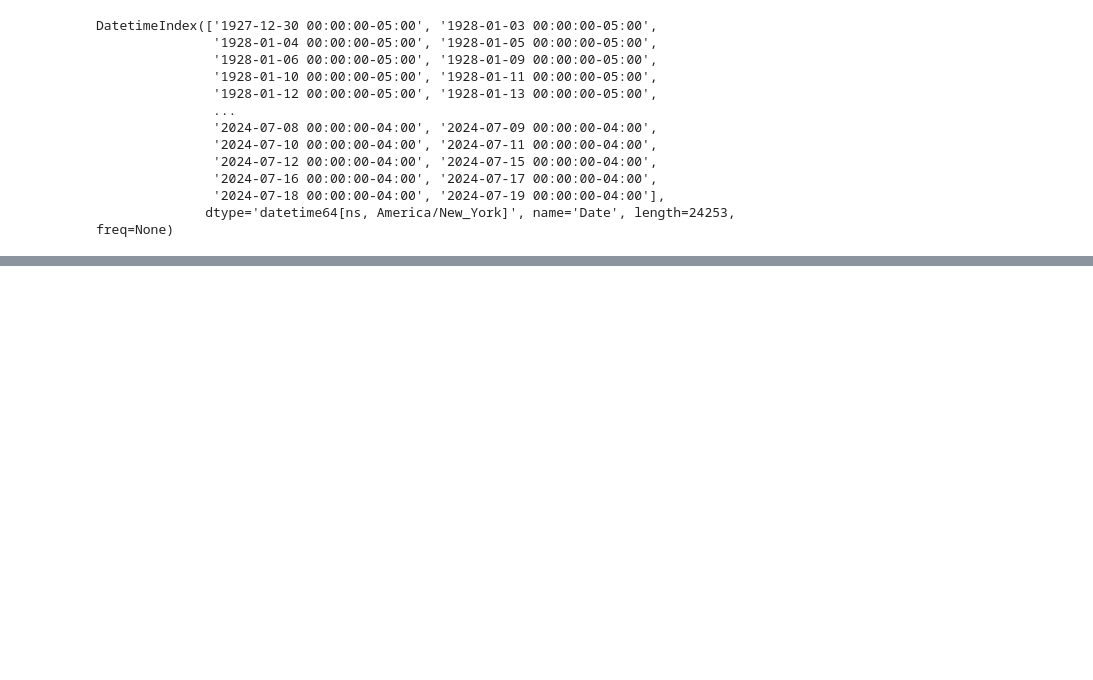
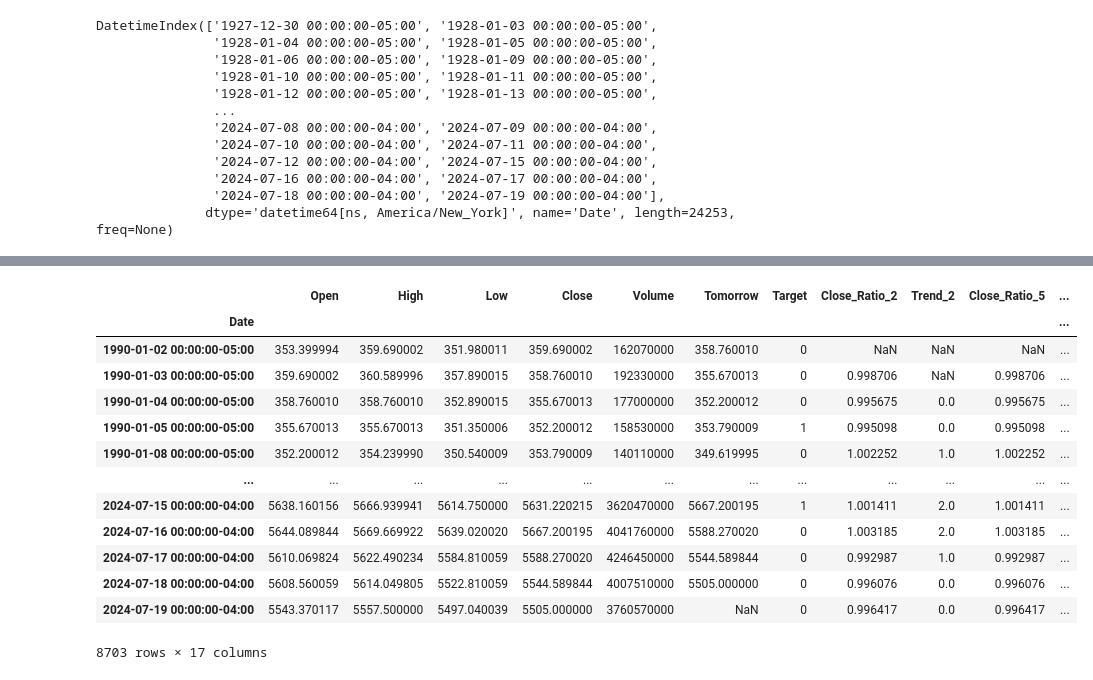
Before and after one commit to HamzaLghali/MLStockMarketPred, a Jupyter notebook: StockMarketPred.ipynb, the cells around one changed output, grey strips where cells are left out. Cells and saved outputs as stored; diff of their text form; code cells hidden in the pictures; blank space fills up the shorter version.

```diff
--- a/StockMarketPred.ipynb
+++ b/StockMarketPred.ipynb
@@ -40,0 +66,2 @@ DatetimeIndex(['1927-12-30 00:00:00-05:00', '1928-01-03 00:00:00-05:00',
+# %%
+sp500["Tomorrow"] = sp500["Close"].shift(-1)
@@ -40,0 +85,2 @@ DatetimeIndex(['1927-12-30 00:00:00-05:00', '1928-01-03 00:00:00-05:00',
+# %%
+sp500["Target"] = (sp500["Tomorrow"] > sp500["Close"]).astype(int)
@@ -40,0 +104,2 @@ DatetimeIndex(['1927-12-30 00:00:00-05:00', '1928-01-03 00:00:00-05:00',
+# %%
+sp500=sp500["1990-01-01":].copy()
@@ -40,0 +192,32 @@ DatetimeIndex(['1927-12-30 00:00:00-05:00', '1928-01-03 00:00:00-05:00',
+# %%
+horizons = [2,5,60,250,1000]
+
+new_predictors =[]
+
+for horizon in horizons:
+  rolling_averages =sp500.rolling(horinzon).mean()
+
+  ratio_column = f"Close_Ratio_{horizon}"
+  sp500[ratio_column] = sp500["Close"] / rolling_averages["Close"]
+
+  trend_column = f"Trend_{horizon}"
+  sp500[trend_column] = sp500.shift(1).rolling(horizon).sum()["Target"]
+
+  new_predictors += [ratio_column, trend_column]
+# %%
+sp500
+# %% [output]
+|  | Open | High | Low | Close | Volume | Tomorrow | Target | Close_Ratio_2 | Trend_2 | Close_Ratio_5 | ... |
+| Date |  |  |  |  |  |  |  |  |  |  | ... |
+| 1990-01-02 00:00:00-05:00 | 353.399994 | 359.690002 | 351.980011 | 359.690002 | 162070000 | 358.760010 | 0 | NaN | NaN | NaN | ... |
+| 1990-01-03 00:00:00-05:00 | 359.690002 | 360.589996 | 357.890015 | 358.760010 | 192330000 | 355.670013 | 0 | 0.998706 | NaN | 0.998706 | ... |
+| 1990-01-04 00:00:00-05:00 | 358.760010 | 358.760010 | 352.890015 | 355.670013 | 177000000 | 352.200012 | 0 | 0.995675 | 0.0 | 0.995675 | ... |
+| 1990-01-05 00:00:00-05:00 | 355.670013 | 355.670013 | 351.350006 | 352.200012 | 158530000 | 353.790009 | 1 | 0.995098 | 0.0 | 0.995098 | ... |
+| 1990-01-08 00:00:00-05:00 | 352.200012 | 354.239990 | 350.540009 | 353.790009 | 140110000 | 349.619995 | 0 | 1.002252 | 1.0 | 1.002252 | ... |
+| ... | ... | ... | ... | ... | ... | ... | ... | ... | ... | ... | ... |
+| 2024-07-15 00:00:00-04:00 | 5638.160156 | 5666.939941 | 5614.750000 | 5631.220215 | 3620470000 | 5667.200195 | 1 | 1.001411 | 2.0 | 1.001411 | ... |
+| 2024-07-16 00:00:00-04:00 | 5644.089844 | 5669.669922 | 5639.020020 | 5667.200195 | 4041760000 | 5588.270020 | 0 | 1.003185 | 2.0 | 1.003185 | ... |
+| 2024-07-17 00:00:00-04:00 | 5610.069824 | 5622.490234 | 5584.810059 | 5588.270020 | 4246450000 | 5544.589844 | 0 | 0.992987 | 1.0 | 0.992987 | ... |
+| 2024-07-18 00:00:00-04:00 | 5608.560059 | 5614.049805 | 5522.810059 | 5544.589844 | 4007510000 | 5505.000000 | 0 | 0.996076 | 0.0 | 0.996076 | ... |
+| 2024-07-19 00:00:00-04:00 | 5543.370117 | 5557.500000 | 5497.040039 | 5505.000000 | 3760570000 | NaN | 0 | 0.996417 | 0.0 | 0.996417 | ... |
+8703 rows × 17 columns
```
Also changed, not shown: parts of 25 cells of this notebook.
